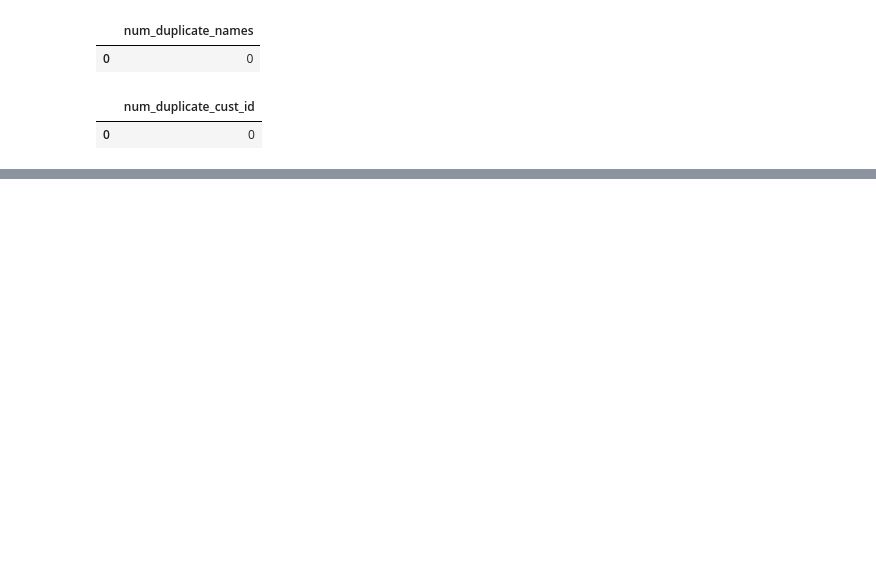
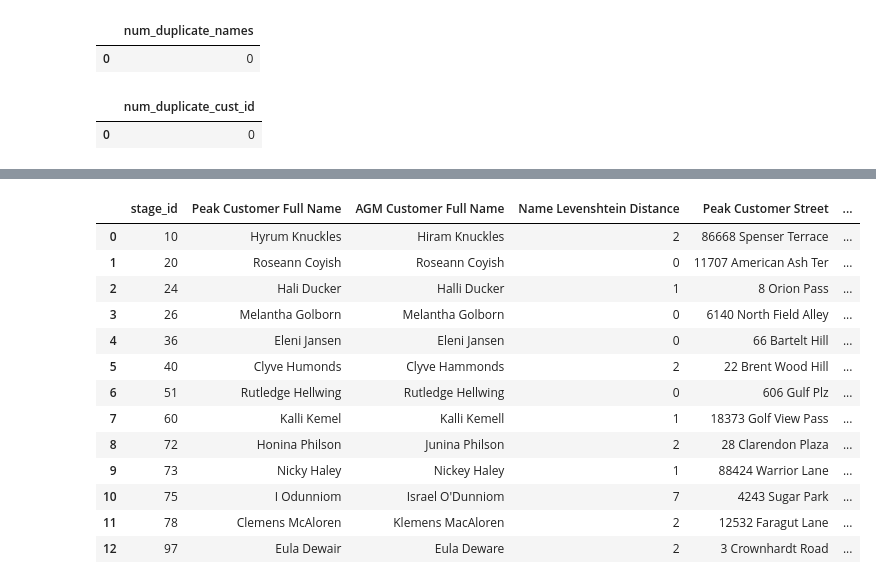
Before and after one commit to scabanela-ischool/Data_Engineering_Proj2_Tracking_User_Activity, a Jupyter notebook: project_2_5.ipynb, the cells around one changed output, grey strips where cells are left out. Drawn from its saved outputs; the diff is of its cells as text; code cells hidden in the pictures; blank space fills up the shorter version.

```diff
--- a/project_2_5.ipynb
+++ b/project_2_5.ipynb
@@ -424,0 +326,71 @@ TODO: try using Levenstein distance to calculate difference between records in e
+# %%
+rollback_before_flag = True
+rollback_after_flag = True
+
+query = """
+
+select stage_id,
+    stage_name_string,
+    customer_name_string,
+    levenshtein(stage_name_string, customer_name_string) as levenshtein_name,
+    stage_street,
+    customer_street,
+    levenshtein(stage_street, customer_street) as levenshtein_street
+from (select cu1.stage_id as stage_id,
+       concat(cu1.first_name, ' ', cu1.last_name) as stage_name_string,
+       concat(cu2.first_name, ' ', cu2.last_name) as customer_name_string,
+       cu1.street as stage_street,
+       cu2.street as customer_street,
+       cu1.city as stage_city,
+       cu1.state as stage_state,
+       cu1.zip as stage_zip,
+       cu2.city as customer_city,
+       cu2.state as customer_state,
+       cu2.zip as customer_zip
+from stage_1_peak_customers as cu1
+     join customers as cu2
+         on levenshtein(cu1.first_name, cu2.first_name) < 8 and levenshtein(cu1.last_name, cu2.last_name) < 8
+         and levenshtein(cu1.street, cu2.street) < 5
+order by cu1.stage_id) as temp
+where stage_city = customer_city
+    and stage_state = customer_state
+    and stage_zip = customer_zip
+    and (
+        levenshtein(stage_street, customer_street) = 0
+        and levenshtein(stage_name_string, customer_name_string) > 0
+        and levenshtein(stage_name_string, customer_name_string) < 10
+    ) or
+    (
+        levenshtein(stage_name_string, customer_name_string) = 0
+        and levenshtein(stage_street, customer_street) > 0
+        and levenshtein(stage_street, customer_street) < 10
+    ) or (
+        levenshtein(stage_name_string, customer_name_string) > 0
+        and levenshtein(stage_name_string, customer_name_string) < 5
+        and levenshtein(stage_street, customer_street) > 0
+        and levenshtein(stage_street, customer_street) < 5
+    )
+order by stage_id
+
+
+"""
+
+my_select_query_pandas(query, rollback_before_flag, rollback_after_flag)
+
+df_fig2 = my_select_query_pandas(query, rollback_before_flag, rollback_after_flag)
+df_fig2.rename({'stage_name_string': 'Peak Customer Full Name',
+               'customer_name_string': 'AGM Customer Full Name',
+                'stage_street': 'Peak Customer Street',
+                'customer_street': 'AGM Customer Street',
+                'levenshtein_name': 'Name Levenshtein Distance',
+                'levenshtein_street': 'Street Levenshtein Distance',
+               }, axis=1, inplace=True)
+df_fig2.style.set_caption('Figure 2: Finding corresponding matches using Levenshtein Distance').set_table_styles([{
+    'selector' : 'caption',
+    'props' : [
+        ('color', 'black'),
+        ('font-size', '16px'),
+        ('text-align', 'center')
+    ]
+}])
+# %% [output]
@@ -425,2 +398,16 @@ TODO: try using Levenstein distance to calculate difference between records in e
+|  | stage_id | Peak Customer Full Name | AGM Customer Full Name | Name Levenshtein Distance | Peak Customer Street | ... |
+| 0 | 10 | Hyrum Knuckles | Hiram Knuckles | 2 | 86668 Spenser Terrace | ... |
+| 1 | 20 | Roseann Coyish | Roseann Coyish | 0 | 11707 American Ash Ter | ... |
+| 2 | 24 | Hali Ducker | Halli Ducker | 1 | 8 Orion Pass | ... |
+| 3 | 26 | Melantha Golborn | Melantha Golborn | 0 | 6140 North Field Alley | ... |
+| 4 | 36 | Eleni Jansen | Eleni Jansen | 0 | 66 Bartelt Hill | ... |
+| 5 | 40 | Clyve Humonds | Clyve Hammonds | 2 | 22 Brent Wood Hill | ... |
+| 6 | 51 | Rutledge Hellwing | Rutledge Hellwing | 0 | 606 Gulf Plz | ... |
+| 7 | 60 | Kalli Kemel | Kalli Kemell | 1 | 18373 Golf View Pass | ... |
+| 8 | 72 | Honina Philson | Junina Philson | 2 | 28 Clarendon Plaza | ... |
+| 9 | 73 | Nicky Haley | Nickey Haley | 1 | 88424 Warrior Lane | ... |
+| 10 | 75 | I Odunniom | Israel O'Dunniom | 7 | 4243 Sugar Park | ... |
+| 11 | 78 | Clemens McAloren | Klemens MacAloren | 2 | 12532 Faragut Lane | ... |
+| 12 | 97 | Eula Dewair | Eula Deware | 2 | 3 Crownhardt Road | ... |
 # %% [markdown]
 ### Conclusion
```
Also changed, not shown: parts of 15 cells of this notebook.
